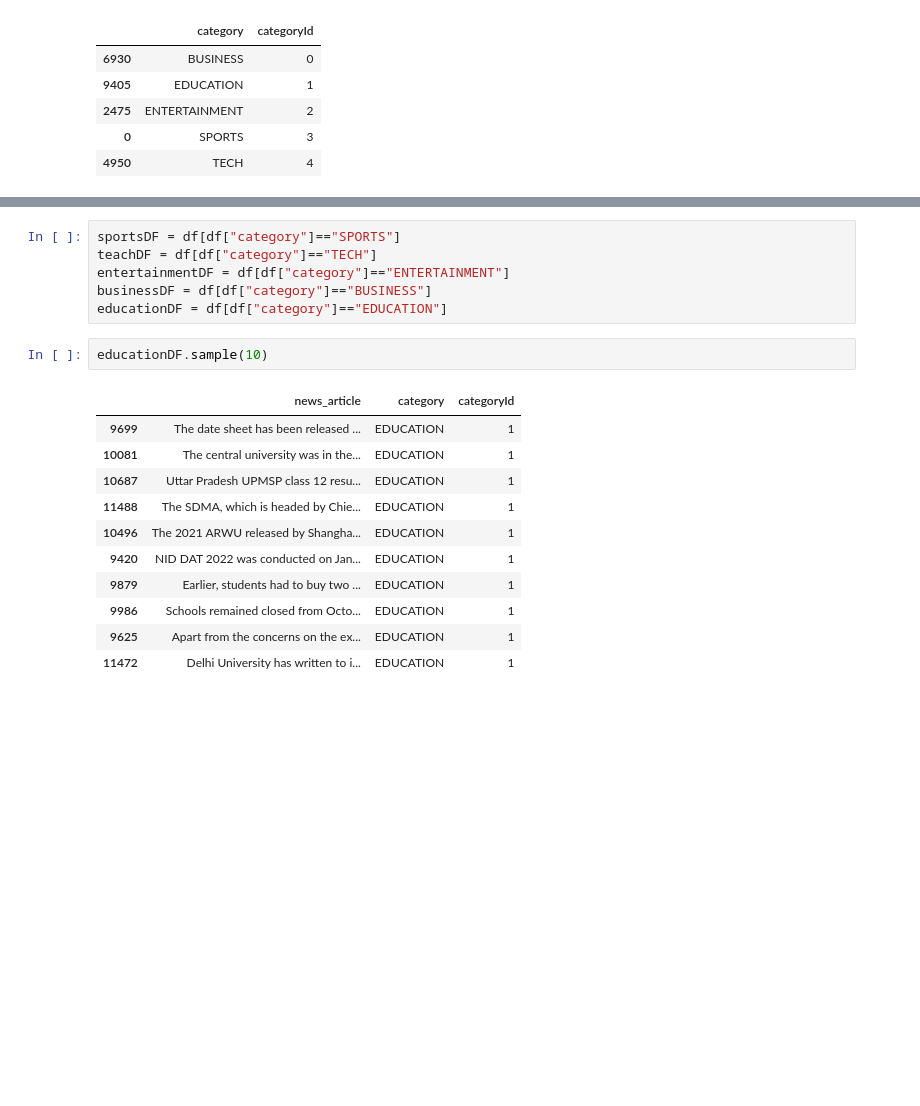
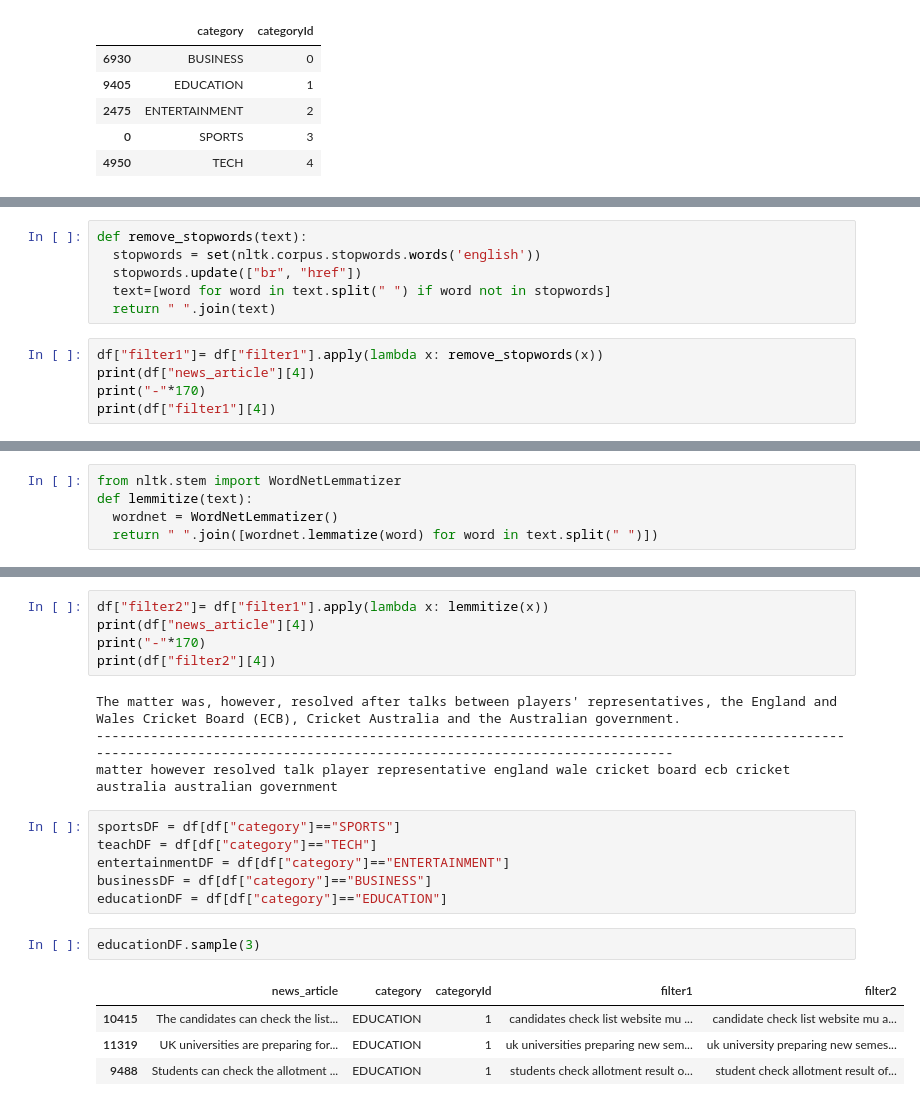
Before and after one commit to adigapranava/ML_Project, a Jupyter notebook: NEWS_ML_PROJECTS.ipynb, the cells around one changed output, grey strips where cells are left out. Saved outputs shown, nothing was run; the diff lists cells and outputs as text; blank space fills up the shorter version.

```diff
--- a/NEWS_ML_PROJECTS.ipynb
+++ b/NEWS_ML_PROJECTS.ipynb
@@ -231,0 +276,11 @@ df["category"].value_counts().plot(kind="bar")
+# %%
+def remove_stopwords(text):
+  stopwords = set(nltk.corpus.stopwords.words('english'))
+  stopwords.update(["br", "href"])
+  text=[word for word in text.split(" ") if word not in stopwords]
+  return " ".join(text)
+# %%
+df["filter1"]= df["filter1"].apply(lambda x: remove_stopwords(x))
+print(df["news_article"][4])
+print("-"*170)
+print(df["filter1"][4])
@@ -231,0 +294,5 @@ df["category"].value_counts().plot(kind="bar")
+# %%
+from nltk.stem import WordNetLemmatizer
+def lemmitize(text):
+  wordnet = WordNetLemmatizer()
+  return " ".join([wordnet.lemmatize(word) for word in text.split(" ")])
@@ -232,3 +305,12 @@ df["category"].value_counts().plot(kind="bar")
+# %%
+df["filter2"]= df["filter1"].apply(lambda x: lemmitize(x))
+print(df["news_article"][4])
+print("-"*170)
+print(df["filter2"][4])
+# %% [output]
+The matter was, however, resolved after talks between players' representatives, the England and Wales Cricket Board (ECB), Cricket Australia and the Australian government.
+--------------------------------------------------------------------------------------------------------------------------------------------------------------------------
+matter however resolved talk player representative england wale cricket board ecb cricket australia australian government
 # %%
 sportsDF = df[df["category"]=="SPORTS"]
 teachDF = df[df["category"]=="TECH"]
@@ -236,19 +318,12 @@ entertainmentDF = df[df["category"]=="ENTERTAINMENT"]
 businessDF = df[df["category"]=="BUSINESS"]
 educationDF = df[df["category"]=="EDUCATION"]
 # %%
-educationDF.sample(10)
+educationDF.sample(3)
 # %% [output]
-|  | news_article | category | categoryId |
-| 9699 | The date sheet has been released ... | EDUCATION | 1 |
-| 10081 | The central university was in the... | EDUCATION | 1 |
-| 10687 | Uttar Pradesh UPMSP class 12 resu... | EDUCATION | 1 |
-| 11488 | The SDMA, which is headed by Chie... | EDUCATION | 1 |
-| 10496 | The 2021 ARWU released by Shangha... | EDUCATION | 1 |
-| 9420 | NID DAT 2022 was conducted on Jan... | EDUCATION | 1 |
-| 9879 | Earlier, students had to buy two ... | EDUCATION | 1 |
-| 9986 | Schools remained closed from Octo... | EDUCATION | 1 |
-| 9625 | Apart from the concerns on the ex... | EDUCATION | 1 |
-| 11472 | Delhi University has written to i... | EDUCATION | 1 |
+|  | news_article | category | categoryId | filter1 | filter2 |
+| 10415 | The candidates can check the list... | EDUCATION | 1 | candidates check list website mu ... | candidate check list website mu a... |
+| 11319 | UK universities are preparing for... | EDUCATION | 1 | uk universities preparing new sem... | uk university preparing new semes... |
+| 9488 | Students can check the allotment ... | EDUCATION | 1 | students check allotment result o... | student check allotment result of... |
 # %%
 import nltk
 from wordcloud import WordCloud, STOPWORDS
```
Also changed, not shown: parts of 42 cells of this notebook.
